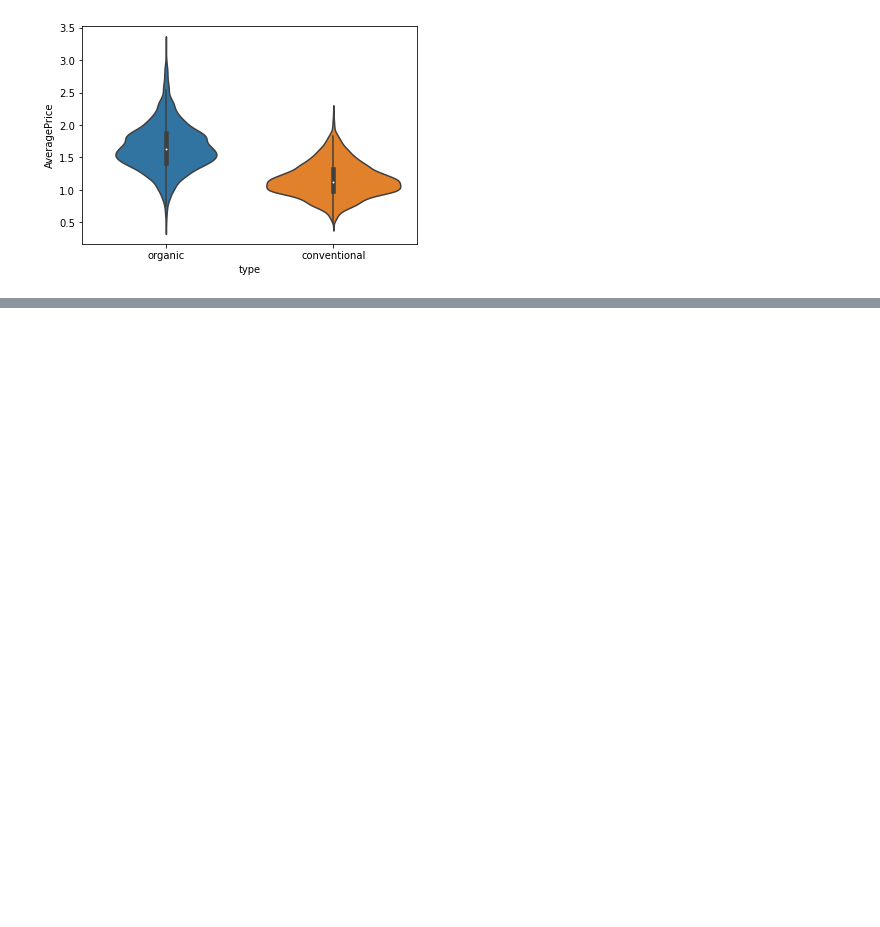
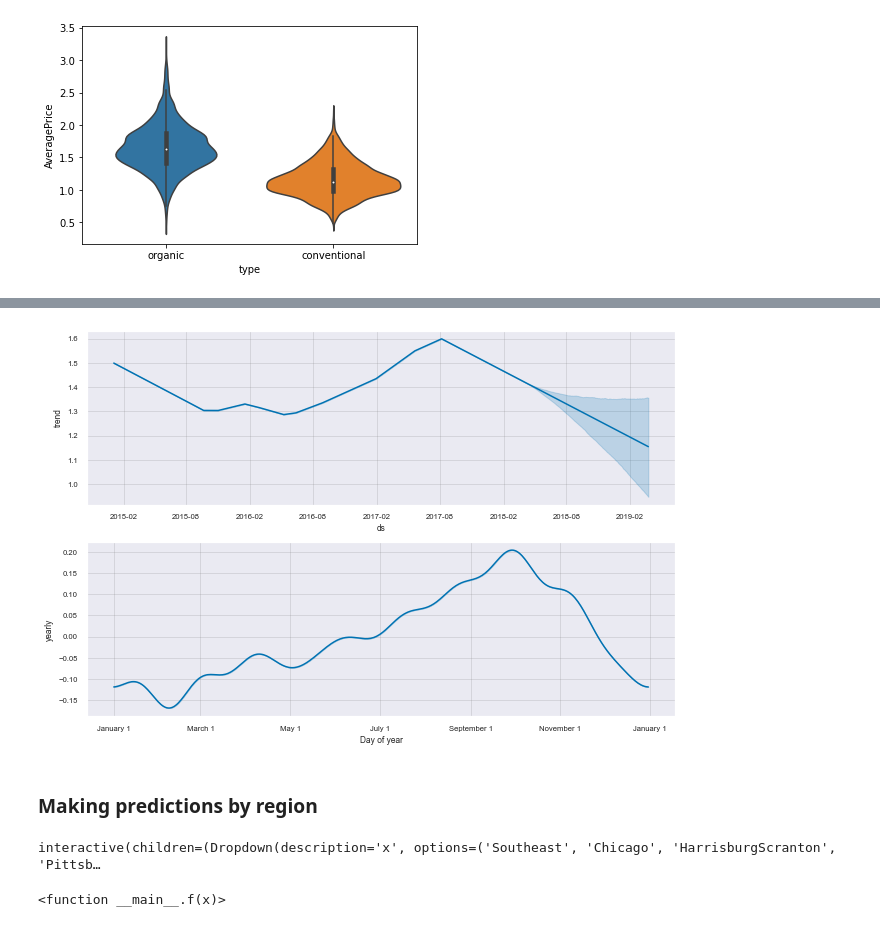
Before and after one commit to inespancorbo/Mini-Projects, a Jupyter notebook: Predict Future Product Prices/Notebook.ipynb, the cells around one changed output, grey strips where cells are left out. Saved outputs shown, nothing was run; the diff lists cells and outputs as text; code cells hidden in the pictures; blank space fills up the shorter version.

```diff
--- a/Predict Future Product Prices/Notebook.ipynb
+++ b/Predict Future Product Prices/Notebook.ipynb
@@ -175,0 +210,32 @@ $$Y=\beta_0 + \sum_{j=1}^{p}f_j(X_j)+\epsilon$$
+# %%
+figure2 = m.plot_components(forecast)
+# %% [output]
+[figure, added]
+# %% [markdown]
+ ### Making predictions by region
+# %%
+from ipywidgets import interact
+import logging
+logging.getLogger().setLevel(logging.CRITICAL)
+
+regions = list(data['region'].unique())
+
+def f(x):
+    data_sample = data[data['region'] == x]
+    data_sample = data_sample.sort_values('Date').reset_index(drop=True)
+    plt.plot(data_sample['Date'], data_sample['AveragePrice'])
+    plt.xlabel('Date')
+    plt.ylabel('Average Avocado Price')
+    plt.show()
+    data_sample = data_sample[['Date', 'AveragePrice']].rename(columns={'Date': 'ds', 'AveragePrice': 'y'})
+    m = Prophet()
+    m.fit(data_sample)
+    future = m.make_future_dataframe(periods=365)
+    forecast = m.predict(future)
+    figure = m.plot(forecast, xlabel='Date', ylabel='Price')
+    figure2 = m.plot_components(forecast)
+
+interact(f, x=regions)
+# %% [output]
+interactive(children=(Dropdown(description='x', options=('Southeast', 'Chicago', 'HarrisburgScranton', 'Pittsb…
+<function __main__.f(x)>
```
Also changed, not shown: parts of 11 cells of this notebook.
